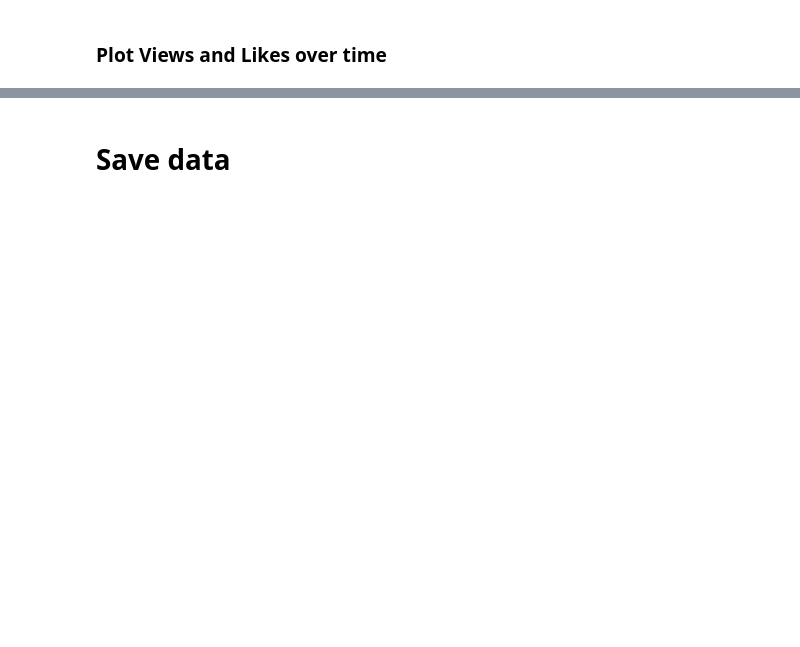
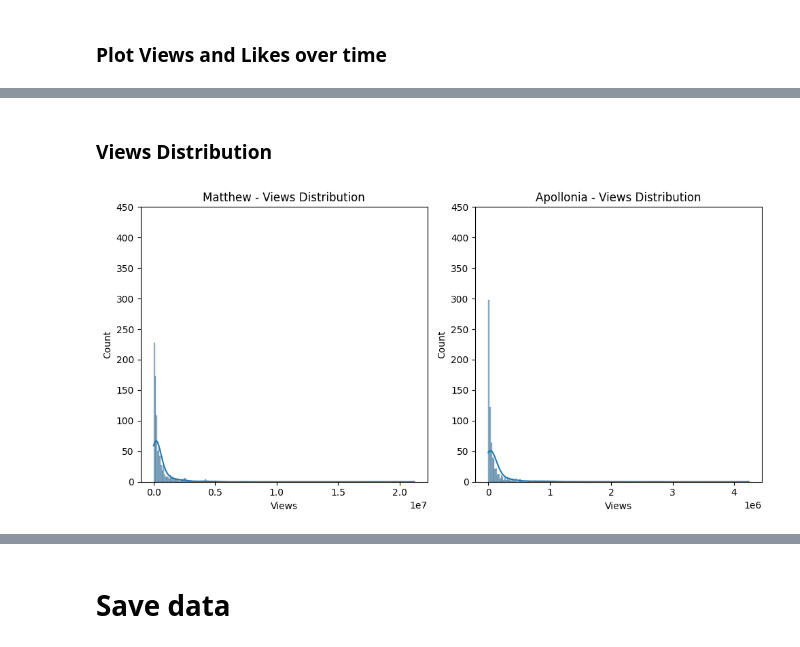
Before and after one commit to vsalto/Ironhack-Module3-project, a Jupyter notebook: notebooks/youtube_content_analysis.ipynb, the cells around one changed output, grey strips where cells are left out. Drawn from its saved outputs; the diff is of its cells as text; code cells hidden in the pictures; blank space fills up the shorter version.

```diff
--- a/notebooks/youtube_content_analysis.ipynb
+++ b/notebooks/youtube_content_analysis.ipynb
@@ -619,0 +662,25 @@ in terms of Likes
+# %% [markdown]
+### Views Distribution
+# %%
+# Create subplots
+fig, axes = plt.subplots(1, 2, figsize=(10, 5))
+
+# Plot histograms with KDE
+sns.histplot(mat_df['Views'], kde=True, ax=axes[0])
+sns.histplot(apo_df['Views'], kde=True, ax=axes[1])
+
+# Add titles
+axes[0].set_title('Matthew - Views Distribution')
+axes[1].set_title('Apollonia - Views Distribution')
+
+# Set the same y-axis range for both subplots
+axes[0].set_ylim(0, 450)
+axes[1].set_ylim(0, 450)
+
+# Adjust layout
+plt.tight_layout()
+
+# Show the plot
+plt.show()
+# %% [output]
+[figure, added]
```
Also changed, not shown: parts of 30 cells of this notebook.
